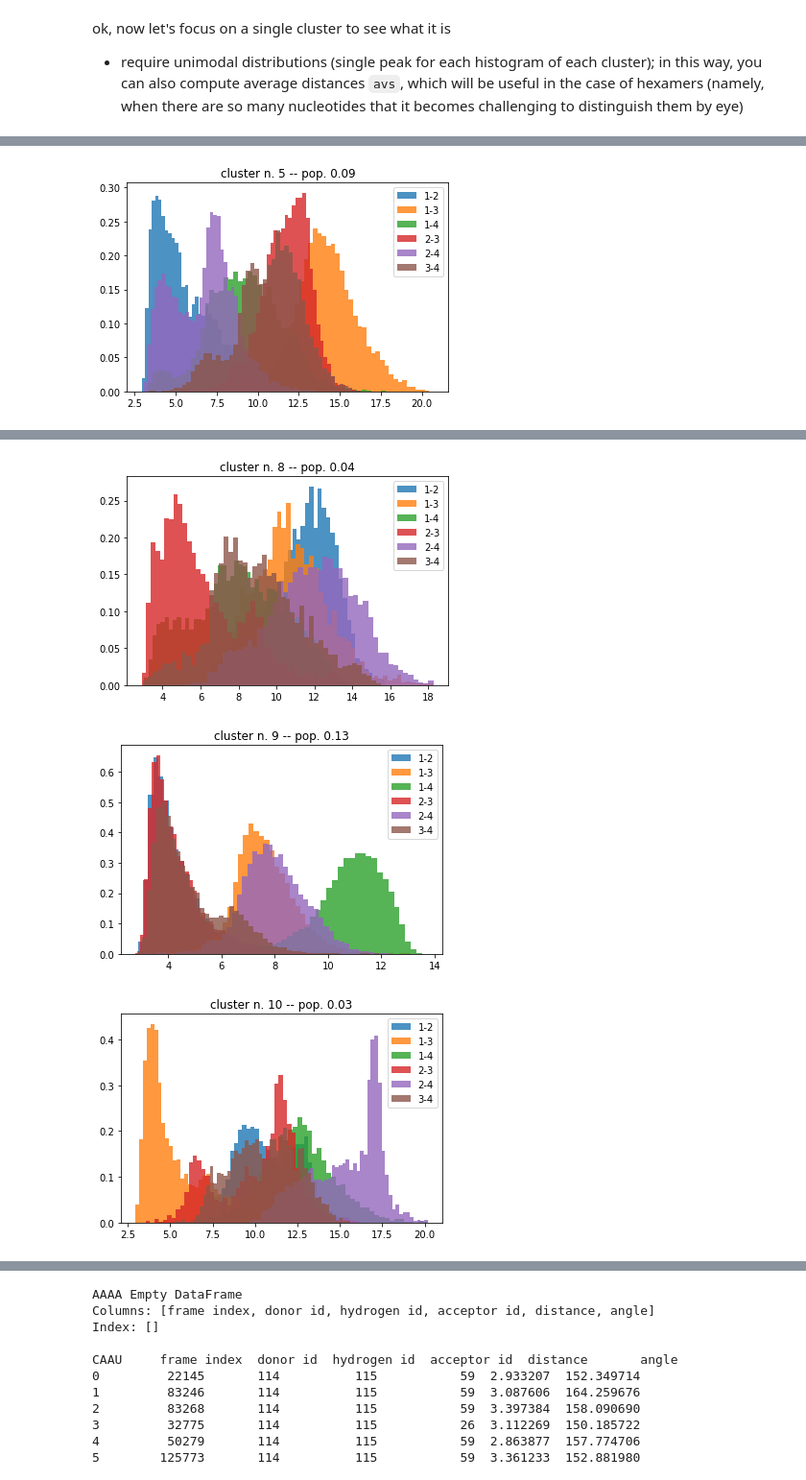
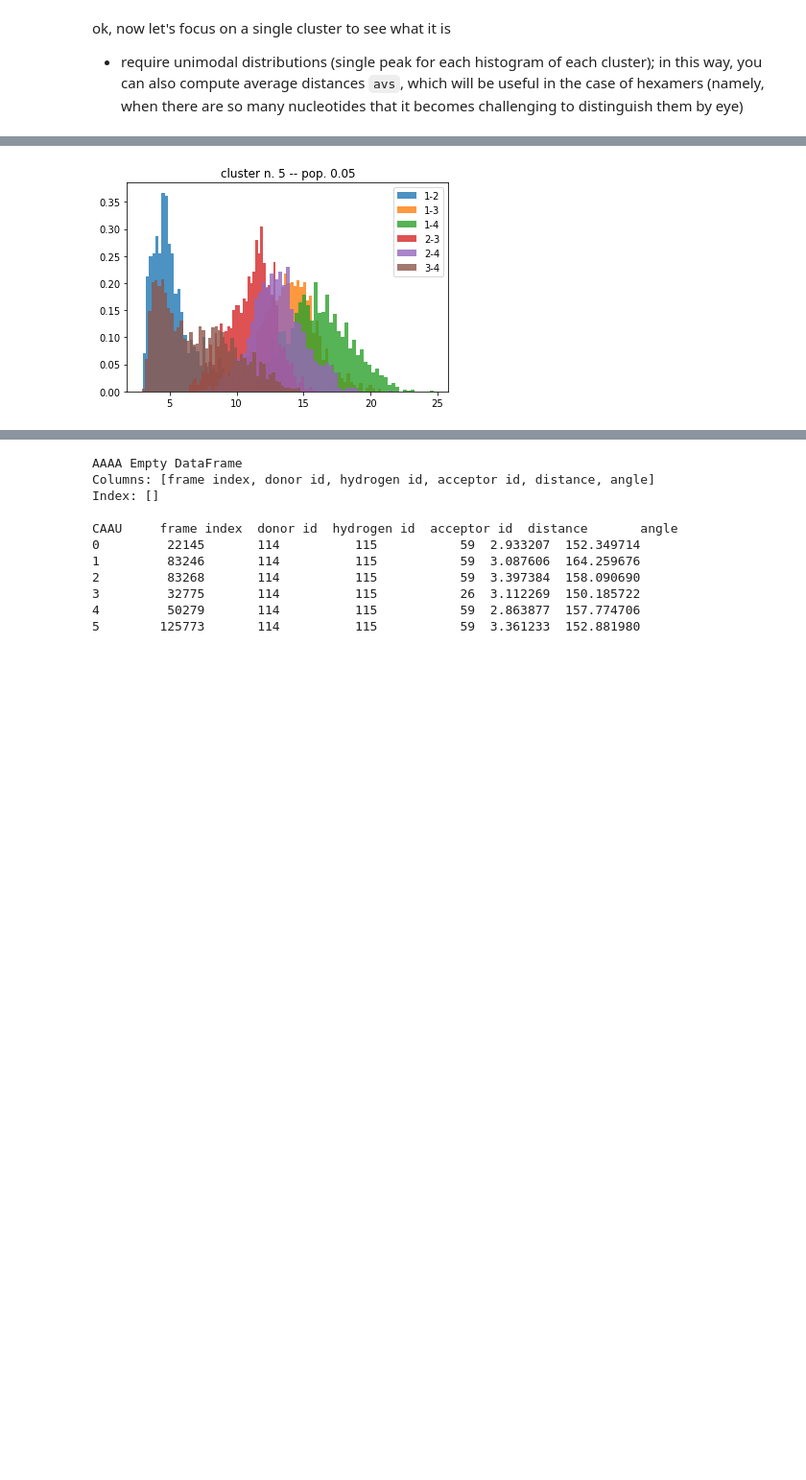
Before and after one commit to IvanGilardoni/MD_analysis_oligomers, a Jupyter notebook: MD_analysis.ipynb, the cells around one changed output, grey strips where cells are left out. Shown at 96% size. Cells and saved outputs as stored; diff of their text form; code cells hidden in the pictures; blank space fills up the shorter version.

```diff
--- a/MD_analysis.ipynb
+++ b/MD_analysis.ipynb
@@ -474,6 +173,6 @@ so let's take 9 clusters
 # %%
-n_clusters = 12
-stride = 10
+n_clusters = 8
+stride = 30
 
 km = KMeans(n_clusters=n_clusters)
 labels = km.fit_predict(dists[::stride])
@@ -491,7 +190,8 @@ whs = []
 pops = []
 
 for i in range(n_clusters):
-    whs.append(np.concatenate(np.argwhere(labels == i)))
+    wh = np.concatenate(np.argwhere(labels == i))
+    whs.append(np.array(dists[::stride].iloc[wh].index))
     pops.append(len(whs[-1]))
 
 pops = pops/np.sum(pops)
@@ -521,11 +223,11 @@ notice in the first case `density = True` or `False` will change the plot (namel
 j = 4
 
 for i in range(n_clusters):
-    plt.hist(dists[::stride][whs[i], j], bins=50, alpha=0.8, label='cluster n. %i' % i, density=True)
+    plt.hist(dists.loc[whs[i]].iloc[:, j], bins=50, alpha=0.8, label='cluster n. %i' % i, density=True)
     plt.title('dists between atoms %s' % names[j])
     plt.legend()
 
 plt.figure()
 for i in range(n_clusters):
-    plt.plot(dists[::stride][whs[i], 0], dists[::stride][whs[i], 3], '.')
+    plt.plot(dists.loc[whs[i]].iloc[:, 0], dists.loc[whs[i]].iloc[:, 3], '.')
 # %% [output]
@@ -552,9 +254,9 @@ for i_cluster in range(n_clusters):
     plt.figure()
 
     for i in range(dists.shape[1]):
-        plt.hist(dists[::stride][whs[i_cluster], i], bins=50, alpha=0.8, label=my_strings[i], density=True, color=colors[i])
-        avs[-1].append(np.mean(dists[::stride][whs[i_cluster], i]))
-        stds[-1].append(np.std(dists[::stride][whs[i_cluster], i]))
+        plt.hist(dists.loc[whs[i_cluster]].iloc[:, i], bins=50, alpha=0.8, label=my_strings[i], density=True, color=colors[i])
+        avs[-1].append(np.mean(dists.loc[whs[i_cluster]].iloc[:, i]))
+        stds[-1].append(np.std(dists.loc[whs[i_cluster]].iloc[:, i]))
 
     plt.title('cluster n. %i -- pop. %.2f' % (i_cluster, pops[i_cluster]))
     plt.legend()
@@ -567 +269 @@ for i_cluster in range(n_clusters):
-[figure, old version]
+[figure, new version]
@@ -570,3 +271,0 @@ for i_cluster in range(n_clusters):
-[figure, removed]
-[figure, removed]
-[figure, removed]
```
Also changed, not shown: parts of 97 cells of this notebook.
